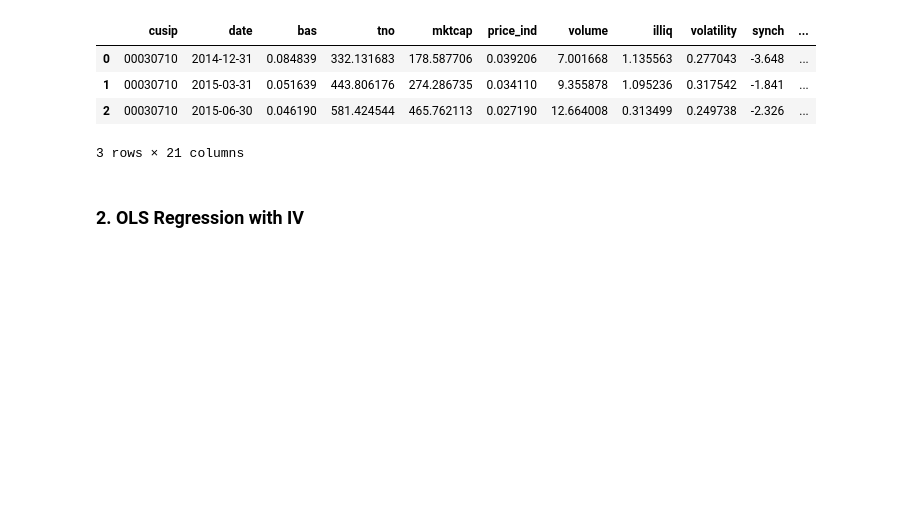
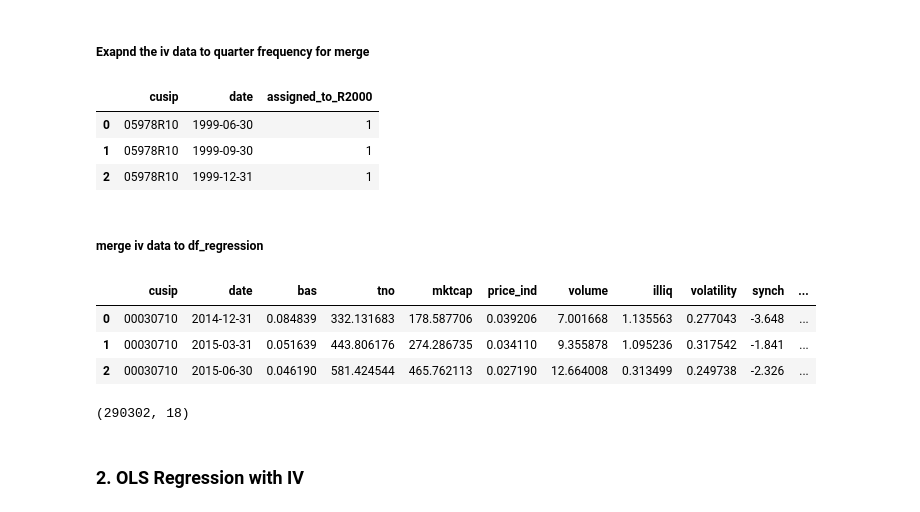
Before and after one commit to ly229/Index_Fund, a Jupyter notebook: Descrip_Stat/regression_iv.ipynb, the cells around one changed output. Cells and saved outputs as stored; diff of their text form; code cells hidden in the pictures; blank space fills up the shorter version.

```diff
--- a/Descrip_Stat/regression_iv.ipynb
+++ b/Descrip_Stat/regression_iv.ipynb
@@ -37,0 +51,36 @@ for col in ['switch_to_r2000', 'switch_to_r1000', 'switch_to_r3000']:
+# %% [markdown]
+##### Exapnd the iv data to quarter frequency for merge
+# %%
+# Vectorized expansion using cross join with quarterly dates
+# Create quarterly dates covering the full range
+min_date = df_rank_iv_clean['effective_start'].min()
+max_date = df_rank_iv_clean['effective_end'].max()
+quarter_ends = pd.date_range(start=min_date, end=max_date, freq='Q')  # Quarter ends: Mar 31, Jun 30, Sep 30, Dec 31
+# %%
+#Create DataFrame of all quarters
+quarter_df = pd.DataFrame({'date': quarter_ends})
+quarter_df['key'] = 1
+
+#Add a key to df_rank_iv_clean for cross join
+df_rank_iv_clean['key'] = 1
+
+#Cross join to assign each firm all quarters
+expanded = df_rank_iv_clean.merge(quarter_df, on='key').drop('key', axis=1)
+
+#Keep only quarters within [effective_start, effective_end]
+expanded = expanded[
+    (expanded['date'] >= expanded['effective_start']) &
+    (expanded['date'] <= expanded['effective_end'])
+].copy()
+
+#Keep only the useful columns
+df_iv_quarters = expanded[['cusip', 'date', 'assigned_to_R2000']]
+# %%
+df_iv_quarters.head(3)
+# %% [output]
+|  | cusip | date | assigned_to_R2000 |
+| 0 | 05978R10 | 1999-06-30 | 1 |
+| 1 | 05978R10 | 1999-09-30 | 1 |
+| 2 | 05978R10 | 1999-12-31 | 1 |
+# %% [markdown]
+##### merge iv data to df_regression
@@ -38,8 +93,11 @@ for col in ['switch_to_r2000', 'switch_to_r1000', 'switch_to_r3000']:
 # %%
-df_regression.head(3)
+df_regression_iv.head(3)
 # %% [output]
 |  | cusip | date | bas | tno | mktcap | price_ind | volume | illiq | volatility | synch | ... |
 | 0 | 00030710 | 2014-12-31 | 0.084839 | 332.131683 | 178.587706 | 0.039206 | 7.001668 | 1.135563 | 0.277043 | -3.648 | ... |
 | 1 | 00030710 | 2015-03-31 | 0.051639 | 443.806176 | 274.286735 | 0.034110 | 9.355878 | 1.095236 | 0.317542 | -1.841 | ... |
 | 2 | 00030710 | 2015-06-30 | 0.046190 | 581.424544 | 465.762113 | 0.027190 | 12.664008 | 0.313499 | 0.249738 | -2.326 | ... |
-3 rows × 21 columns
+# %%
+df_regression_iv.shape
+# %% [output]
+(290302, 18)
```
Also changed, not shown: parts of 22 cells of this notebook.
